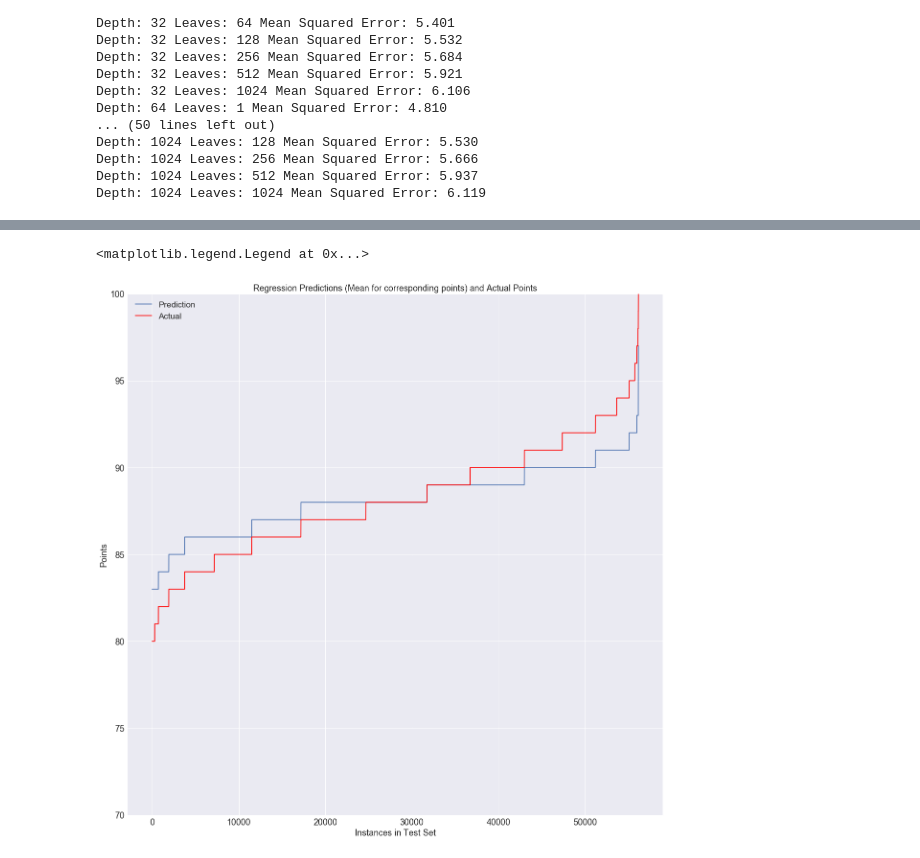
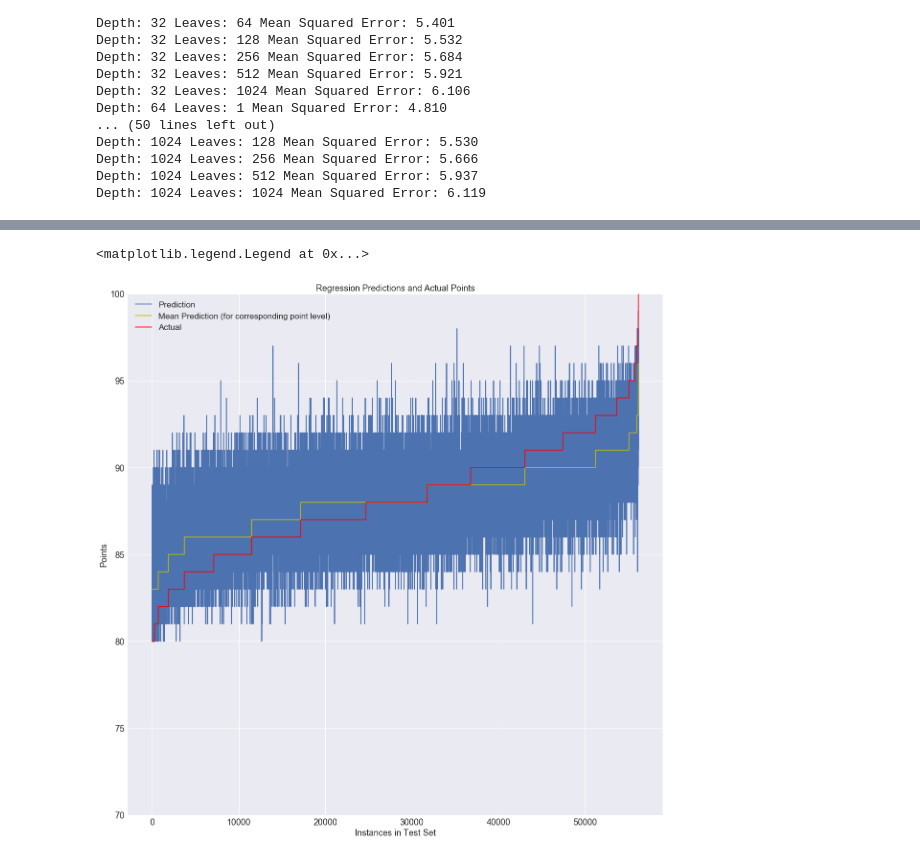
Before and after one commit to da1933/Carpe-Vinum, a Jupyter notebook: Wine Modeling.ipynb, the cells around one changed output, grey strips where cells are left out. Cells and saved outputs as stored; diff of their text form; code cells hidden in the pictures.

Commit message:
edit regression plot

```diff
--- a/Wine Modeling.ipynb
+++ b/Wine Modeling.ipynb
@@ -284,15 +270,16 @@ for i,v in enumerate(sort['Actual']):
 results['MeanPreds']=results['Actual'].map(q)
 # %%
 plt.figure(figsize=(20,20))
-plt.plot(results['MeanPreds'],label='Prediction')
+plt.plot(results['Predictions'],label='Prediction')
+plt.plot(results['MeanPreds'],'y',label='Mean Prediction (for corresponding point level)')
 plt.plot(results['Actual'],'r',label='Actual')
 plt.ylim(70,100)
 plt.yticks(fontsize=18)
 plt.xticks(fontsize=18)
 plt.ylabel('Points',fontsize=18)
 plt.xlabel('Instances in Test Set',fontsize=18)
-plt.title('Regression Predictions (Mean for corresponding points) and Actual Points',fontsize=18)
+plt.title('Regression Predictions and Actual Points',fontsize=18)
 plt.legend(fontsize='xx-large')
 # %% [output]
 <matplotlib.legend.Legend at 0x...>
-[figure, old version]
+[figure, new version]
```
Also changed, not shown: parts of 1 cell of this notebook.
